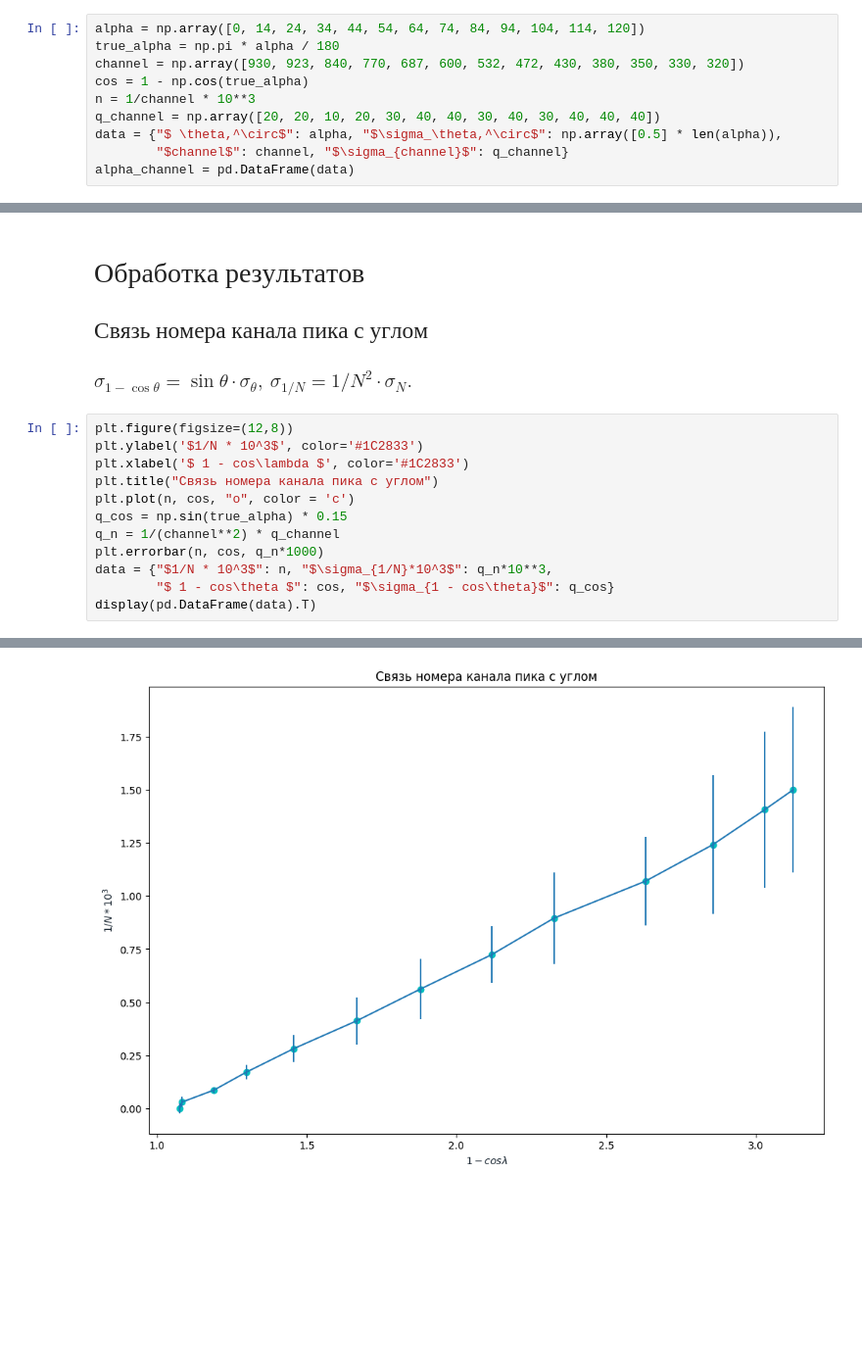
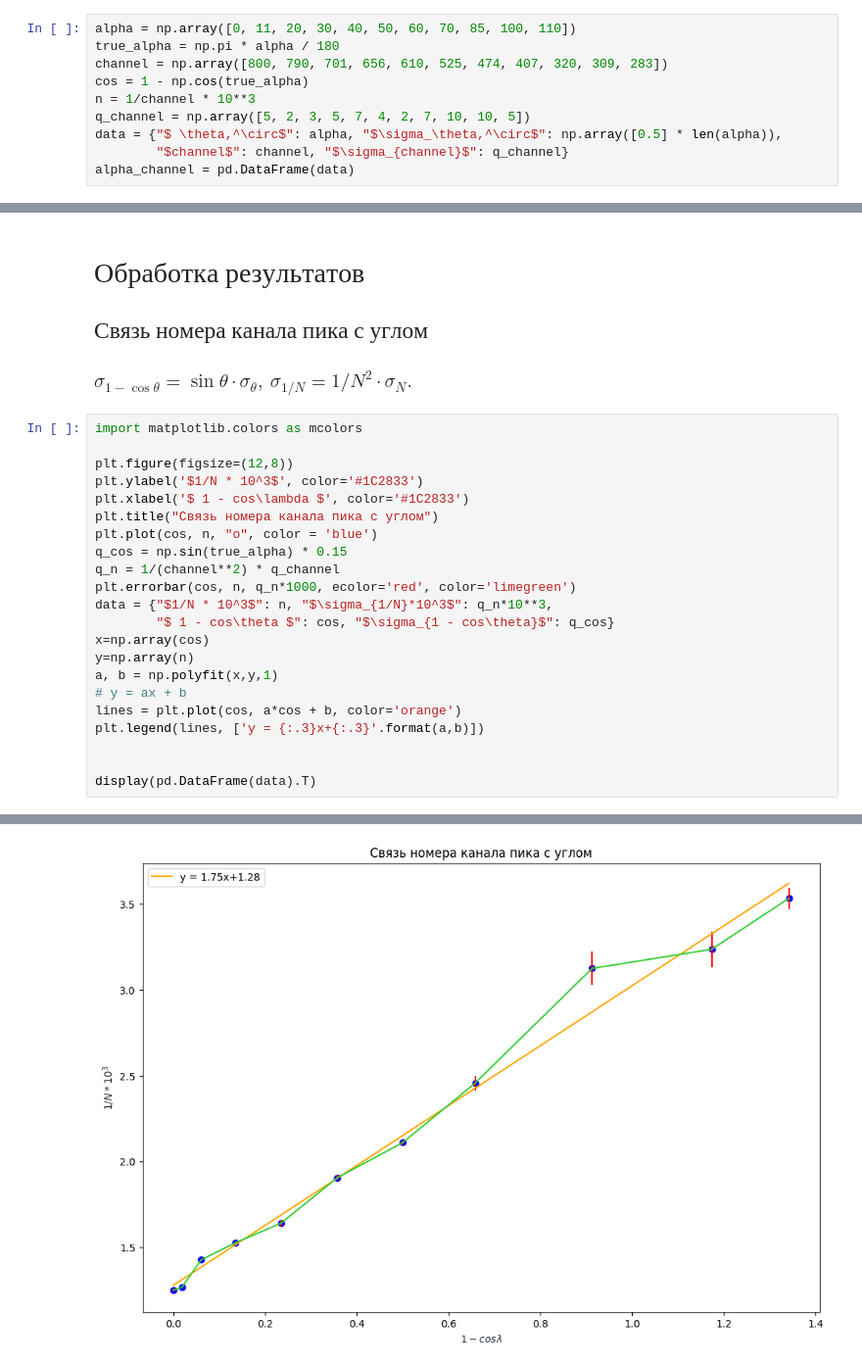
Before and after one commit to alexzhelyapov1/labs_mipt, a Jupyter notebook: 5.1.2/5.1.2.ipynb, the cells around one changed output, grey strips where cells are left out. Shown: that part at 98% size. Saved outputs shown, nothing was run; the diff lists cells and outputs as text; blank space fills up the shorter version.

```diff
--- a/5.1.2/5.1.2.ipynb
+++ b/5.1.2/5.1.2.ipynb
@@ -45,12 +45,12 @@ C помощью сцинтилляционного спектрометра и
 # %% [markdown]
 # $Выполнение$
 # %%
-alpha = np.array([0, 14, 24, 34, 44, 54, 64, 74, 84, 94, 104, 114, 120])
+alpha = np.array([0, 11, 20, 30, 40, 50, 60, 70, 85, 100, 110])
 true_alpha = np.pi * alpha / 180
-channel = np.array([930, 923, 840, 770, 687, 600, 532, 472, 430, 380, 350, 330, 320])
+channel = np.array([800, 790, 701, 656, 610, 525, 474, 407, 320, 309, 283])
 cos = 1 - np.cos(true_alpha)
 n = 1/channel * 10**3
-q_channel = np.array([20, 20, 10, 20, 30, 40, 40, 30, 40, 30, 40, 40, 40])
+q_channel = np.array([5, 2, 3, 5, 7, 4, 2, 7, 10, 10, 5])
 data = {"$ \theta,^\circ$": alpha, "$\sigma_\theta,^\circ$": np.array([0.5] * len(alpha)),
         "$channel$": channel, "$\sigma_{channel}$": q_channel}
 alpha_channel = pd.DataFrame(data)
@@ -71,15 +71,25 @@ display(alpha_channel.T)
 ## $Связь$ $номера$ $канала$ $пика$ $с$ $углом$
 ### $ \sigma_{1-\cos \theta} = \sin \theta \cdot \sigma_\theta, \ \sigma_{1/N} = 1/N^2 \cdot \sigma_N.$
 # %%
+import matplotlib.colors as mcolors
+
 plt.figure(figsize=(12,8))
 plt.ylabel('$1/N * 10^3$', color='#1C2833')
 plt.xlabel('$ 1 - cos\lambda $', color='#1C2833')
 plt.title("Связь номера канала пика с углом")
-plt.plot(n, cos, "o", color = 'c')
+plt.plot(cos, n, "o", color = 'blue')
 q_cos = np.sin(true_alpha) * 0.15
 q_n = 1/(channel**2) * q_channel
-plt.errorbar(n, cos, q_n*1000)
+plt.errorbar(cos, n, q_n*1000, ecolor='red', color='limegreen')
 data = {"$1/N * 10^3$": n, "$\sigma_{1/N}*10^3$": q_n*10**3,
         "$ 1 - cos\theta $": cos, "$\sigma_{1 - cos\theta}$": q_cos}
+x=np.array(cos)
+y=np.array(n)
+a, b = np.polyfit(x,y,1)
+# y = ax + b
+lines = plt.plot(cos, a*cos + b, color='orange')
+plt.legend(lines, ['y = {:.3}x+{:.3}'.format(a,b)])
+
+
 display(pd.DataFrame(data).T)
 # %% [output]
@@ -91,4 +101,4 @@ display(pd.DataFrame(data).T)
-[figure, old version]
+[figure, new version]
 # %% [markdown]
 # $Выводы$
 Итак, в настоящей лабораторной работе нами была проведена проверка соотношения $\Delta \lambda = \Lambda_K(1-\cos\theta)$. Экспериментально установлено, что $\gamma$-кванты действительно испытывают упругое рассеяние на свободных частицах.
```
Also changed, not shown: parts of 3 cells of this notebook, 3 other files.
